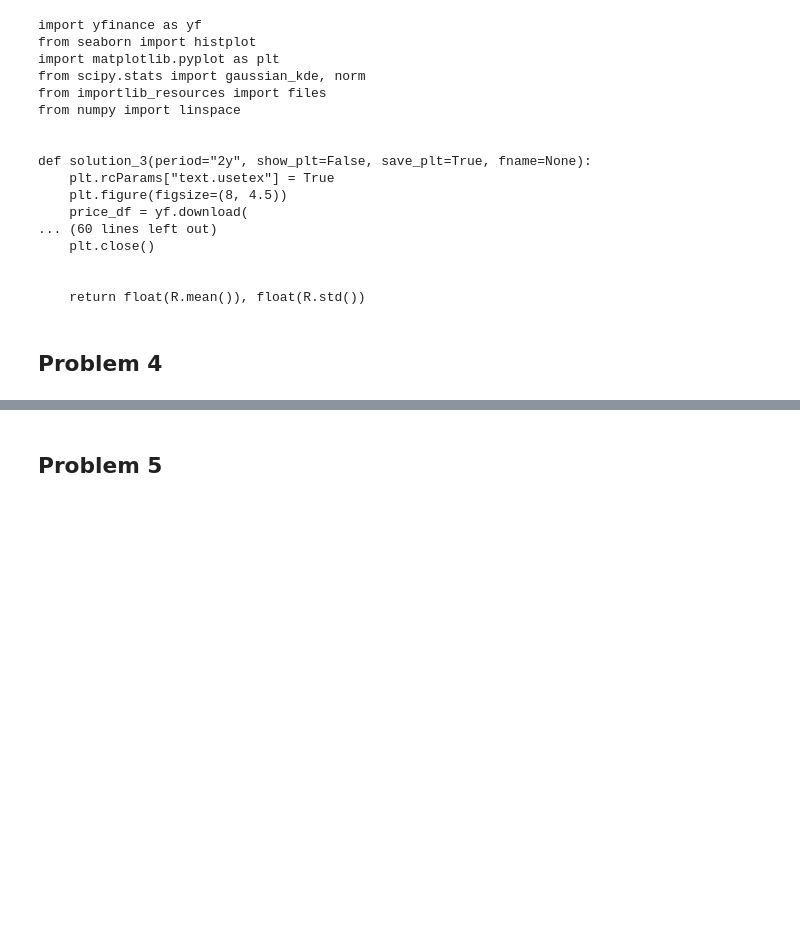
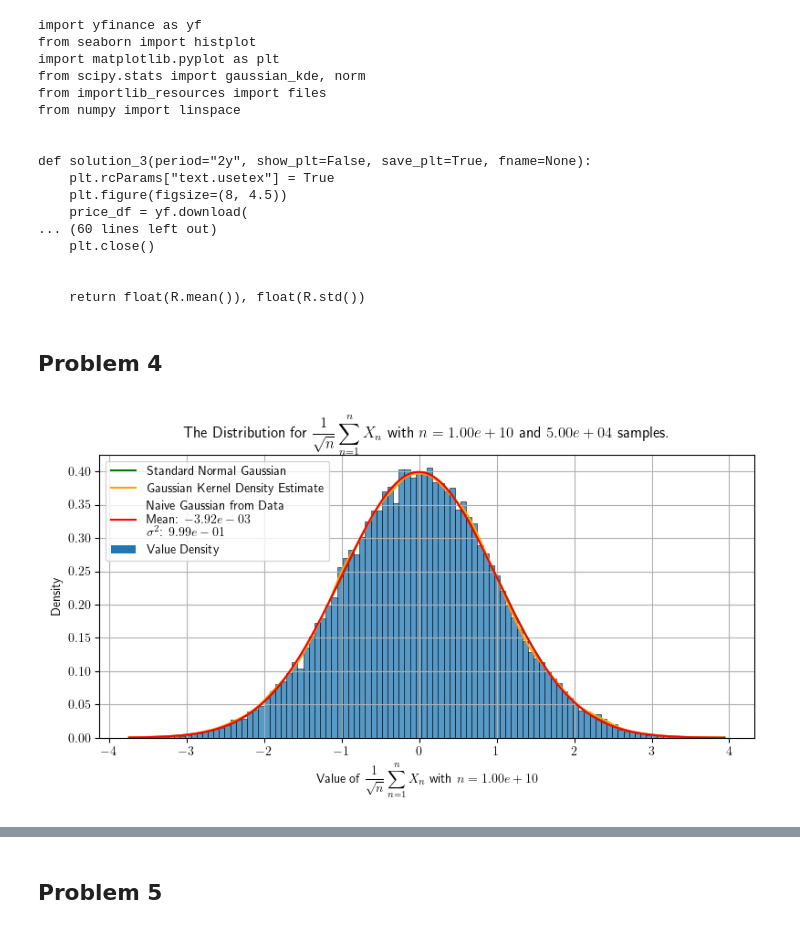
Before and after one commit to wblackucimath/m228-workouts, a Jupyter notebook: Workout_1.ipynb, the cells around one changed output, grey strips where cells are left out. Saved outputs shown, nothing was run; the diff lists cells and outputs as text; code cells hidden in the pictures; blank space fills up the shorter version.

```diff
--- a/Workout_1.ipynb
+++ b/Workout_1.ipynb
@@ -58,7 +58,9 @@ def solution_3(period="2y", show_plt=False, save_plt=True, fname=None):
 # %% [markdown]
 ## Problem 4
 # %%
-workout_1.solution_4(N_sim=5*10**6, N_sum=10**10)
+workout_1.solution_4(N_sim=5*10**4, N_sum=10**10)
 display.Image(files("m228_workouts.plots").joinpath("CLT.png"))
+# %% [output]
+[figure, added]
 # %%
 display.Code(files("m228_workouts.psets.workout_1").joinpath("problem_4.py"))
```
Also changed, not shown: parts of 1 cell of this notebook.
